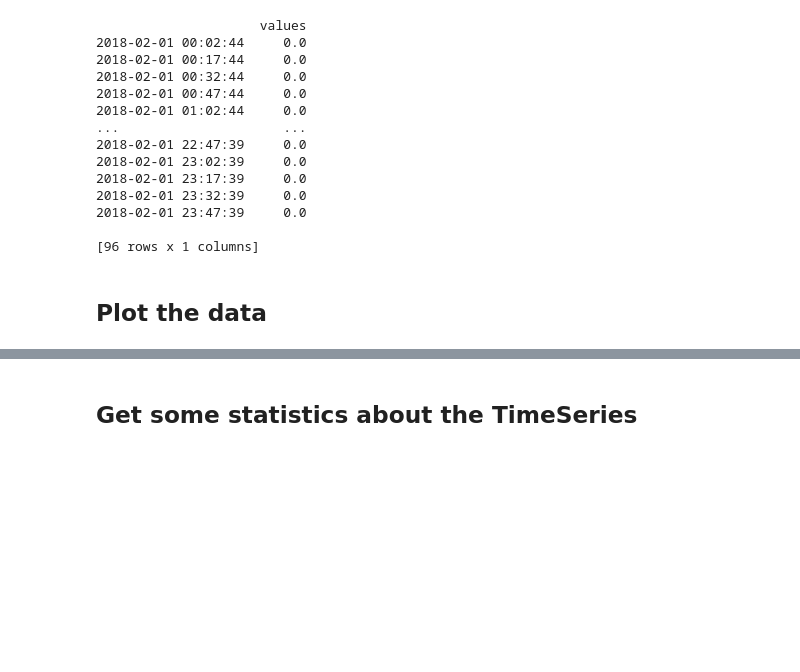
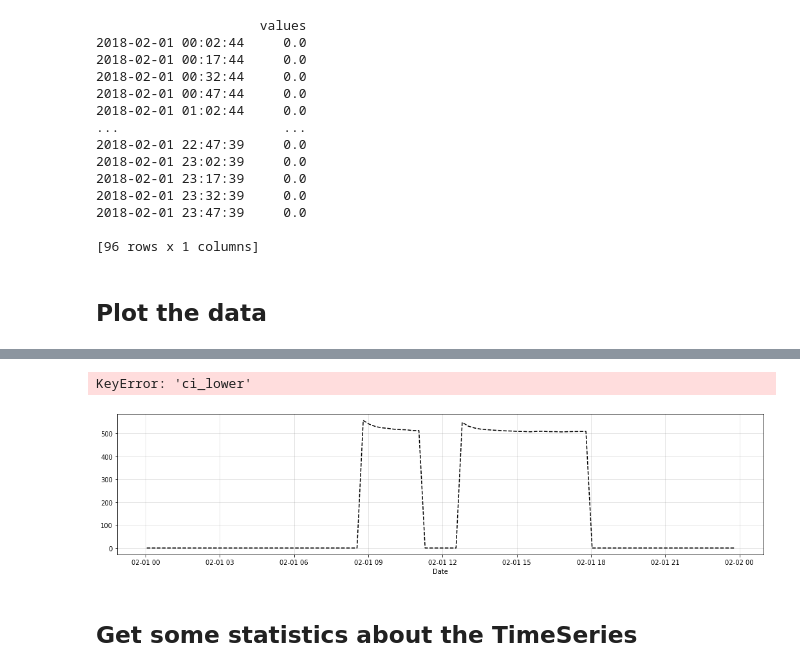
Before and after one commit to timeatlas-dev/timeatlas, a Jupyter notebook: notebooks/presentation.ipynb, the cells around one changed output, grey strips where cells are left out. Cells and saved outputs as stored; diff of their text form; code cells hidden in the pictures; blank space fills up the shorter version.

```diff
--- a/notebooks/presentation.ipynb
+++ b/notebooks/presentation.ipynb
@@ -44,3 +51,8 @@ ta.plots.kde(ts)
+# %%
+ta.plots.prediction(ts)
+# %% [output]
+KeyError: 'ci_lower'
+[figure, added]
 # %% [markdown]
 ## Get some statistics about the TimeSeries
 # %%
```
Also changed, not shown: parts of 9 cells of this notebook, 1 other file.
